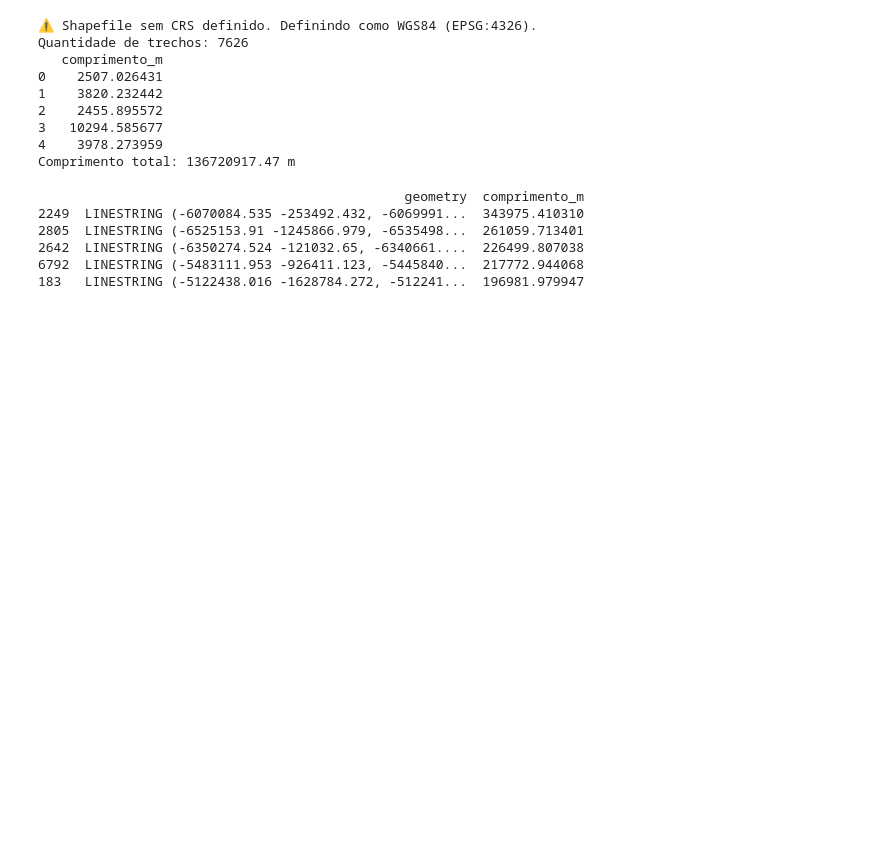
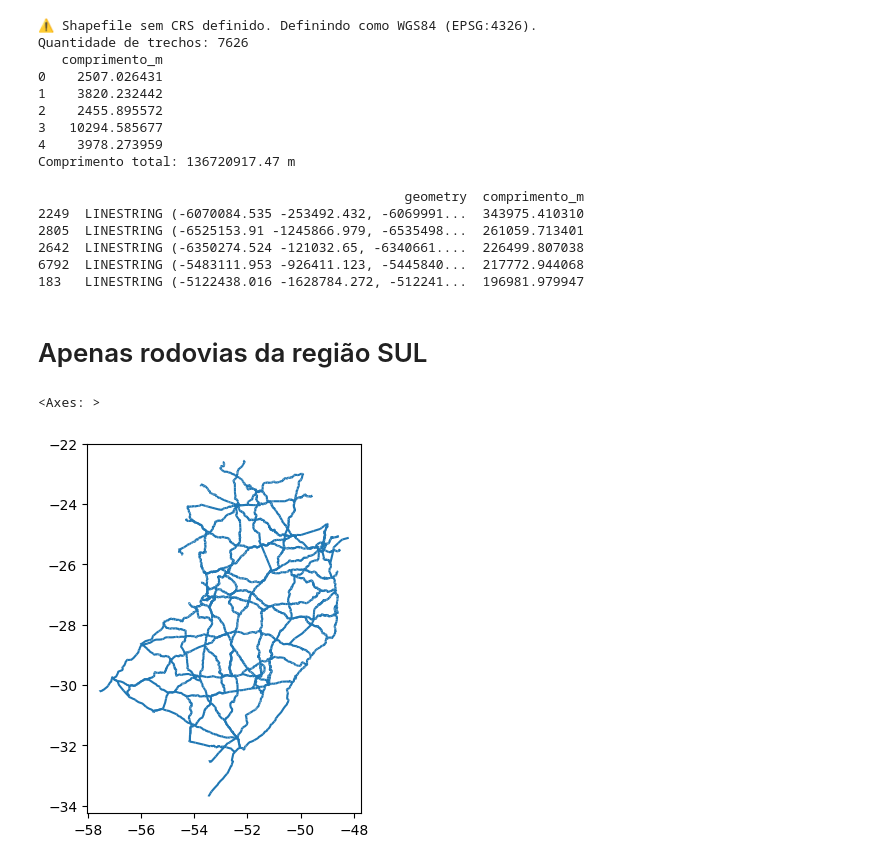
Before and after one commit to adrianop/dataScience, a Jupyter notebook: testes/rodovias_shp.ipynb, the cells around one changed output. Saved outputs shown, nothing was run; the diff lists cells and outputs as text; code cells hidden in the pictures; blank space fills up the shorter version.

```diff
--- a/testes/rodovias_shp.ipynb
+++ b/testes/rodovias_shp.ipynb
@@ -67,3 +67,27 @@ print(gdf_ordenado.head())
 2642  LINESTRING (-6350274.524 -121032.65, -6340661....  226499.807038
 6792  LINESTRING (-5483111.953 -926411.123, -5445840...  217772.944068
 183   LINESTRING (-5122438.016 -1628784.272, -512241...  196981.979947
+# %% [markdown]
+# Apenas rodovias da região SUL
+# %%
+import pandas as pd
+# Leitura dos shapefiles de cada estado
+rs = gpd.read_file("../analise espacial/shapefiles/RS_Municipios_2024.shp").to_crs(epsg=4326)
+sc = gpd.read_file("../analise espacial/shapefiles/SC_Municipios_2024.shp").to_crs(epsg=4326)
+pr = gpd.read_file("../analise espacial/shapefiles/PR_Municipios_2024.shp").to_crs(epsg=4326)
+
+# Unifica os três GeoDataFrames
+cidades_sul = gpd.GeoDataFrame(pd.concat([rs, sc, pr], ignore_index=True), crs="EPSG:4326")
+# %%
+gdf = gdf.to_crs(cidades_sul.crs)
+# %%
+rodovias_sul = gpd.overlay(gdf, cidades_sul, how='intersection')
+
+# Salvar shapefile só da região Sul
+rodovias_sul.to_file("rodovias_sul.shp")
+
+# Visualizar
+rodovias_sul.plot()
+# %% [output]
+<Axes: >
+[figure, added]
```
Also changed, not shown: parts of 2 cells of this notebook, 5 other files.
